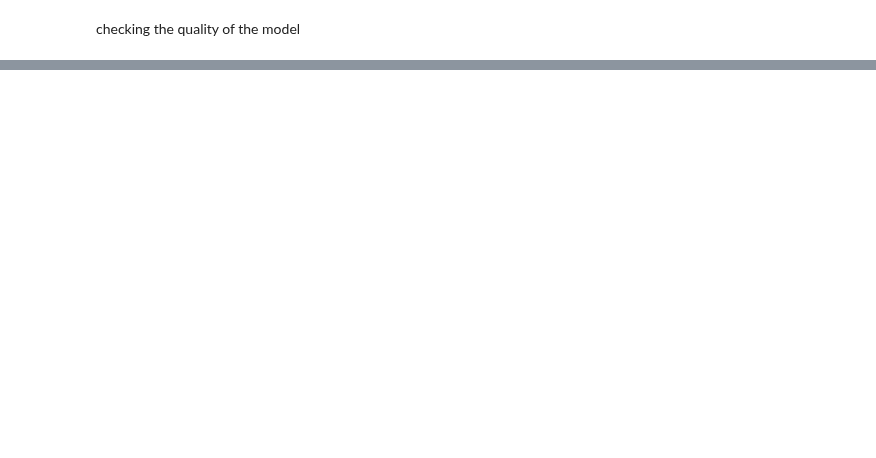
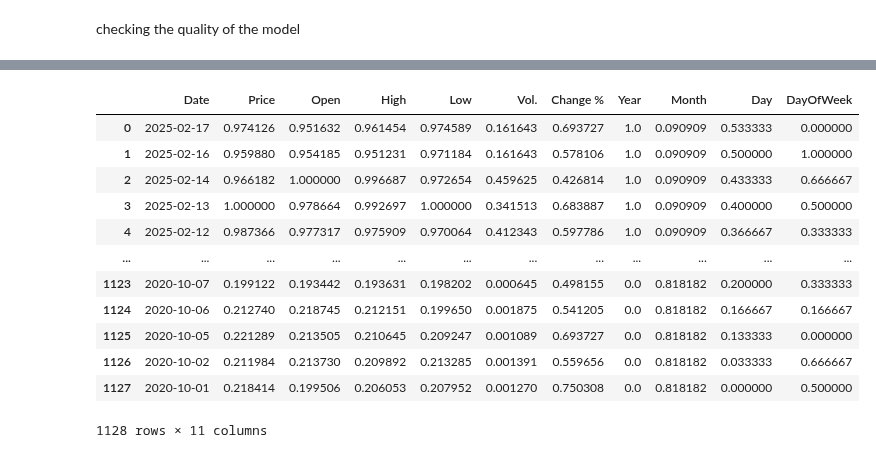
Before and after one commit to callmeAyanda/Machine-Learning, a Jupyter notebook: Gold_AskingPricePrediction2.ipynb, the cells around one changed output, grey strips where cells are left out. Drawn from its saved outputs; the diff is of its cells as text; code cells hidden in the pictures; blank space fills up the shorter version.

Commit message:
Predicting Future Gold Prices

```diff
--- a/Gold_AskingPricePrediction2.ipynb
+++ b/Gold_AskingPricePrediction2.ipynb
@@ -387,0 +395,38 @@ predicting future values
+# %%
+# Select features (excluding target 'Price')
+features = ['Open', 'High', 'Low', 'Vol.', 'Change %', 'Year', 'Month', 'Day', 'DayOfWeek']
+target = 'Price'
+
+
+# Initialize scalers
+feature_scaler = MinMaxScaler()
+target_scaler = MinMaxScaler()
+# Scale features
+copied_data[features] = feature_scaler.fit_transform(copied_data[features])
+# Scale target separately (must reshape to avoid errors)
+copied_data[target] = target_scaler.fit_transform(copied_data[[target]])  # Double brackets to keep it 2D
+
+# Set sequence length (how many past days used for prediction)
+sequence_length = 1120
+
+# Create sequences for LSTM
+def create_sequences(data, target, seq_length):
+    X, y = [], []
+    for i in range(len(data) - seq_length):
+        X.append(data.iloc[i:i+seq_length][features].values)
+        y.append(data.iloc[i+seq_length][target])
+    return np.array(X), np.array(y)
+# Check the number of sequences that can be created
+sequence_length = len(copied_data) - sequence_length
+print(f"Number of sequences that can be created: {sequence_length}")
+
+
+# Prepare sequences
+x, y = create_sequences(copied_data, target, sequence_length)
+
+# Split into train and test sets
+x_train, x_test, y_train, y_test = train_test_split(x, y, test_size=0.2, shuffle=False)
+
+# Reshape for LSTM (samples, time steps, features)
+x_train = x_train.reshape(x_train.shape[0], x_train.shape[1], len(features))
+x_test = x_test.reshape(x_test.shape[0], x_test.shape[1], len(features))
@@ -387,0 +552,16 @@ predicting future values
+# %%
+copied_data
+# %% [output]
+|  | Date | Price | Open | High | Low | Vol. | Change % | Year | Month | Day | DayOfWeek |
+| 0 | 2025-02-17 | 0.974126 | 0.951632 | 0.961454 | 0.974589 | 0.161643 | 0.693727 | 1.0 | 0.090909 | 0.533333 | 0.000000 |
+| 1 | 2025-02-16 | 0.959880 | 0.954185 | 0.951231 | 0.971184 | 0.161643 | 0.578106 | 1.0 | 0.090909 | 0.500000 | 1.000000 |
+| 2 | 2025-02-14 | 0.966182 | 1.000000 | 0.996687 | 0.972654 | 0.459625 | 0.426814 | 1.0 | 0.090909 | 0.433333 | 0.666667 |
+| 3 | 2025-02-13 | 1.000000 | 0.978664 | 0.992697 | 1.000000 | 0.341513 | 0.683887 | 1.0 | 0.090909 | 0.400000 | 0.500000 |
+| 4 | 2025-02-12 | 0.987366 | 0.977317 | 0.975909 | 0.970064 | 0.412343 | 0.597786 | 1.0 | 0.090909 | 0.366667 | 0.333333 |
+| ... | ... | ... | ... | ... | ... | ... | ... | ... | ... | ... | ... |
+| 1123 | 2020-10-07 | 0.199122 | 0.193442 | 0.193631 | 0.198202 | 0.000645 | 0.498155 | 0.0 | 0.818182 | 0.200000 | 0.333333 |
+| 1124 | 2020-10-06 | 0.212740 | 0.218745 | 0.212151 | 0.199650 | 0.001875 | 0.541205 | 0.0 | 0.818182 | 0.166667 | 0.166667 |
+| 1125 | 2020-10-05 | 0.221289 | 0.213505 | 0.210645 | 0.209247 | 0.001089 | 0.693727 | 0.0 | 0.818182 | 0.133333 | 0.000000 |
+| 1126 | 2020-10-02 | 0.211984 | 0.213730 | 0.209892 | 0.213285 | 0.001391 | 0.559656 | 0.0 | 0.818182 | 0.033333 | 0.666667 |
+| 1127 | 2020-10-01 | 0.218414 | 0.199506 | 0.206053 | 0.207952 | 0.001270 | 0.750308 | 0.0 | 0.818182 | 0.000000 | 0.500000 |
+1128 rows × 11 columns
```
Also changed, not shown: parts of 32 cells of this notebook.
